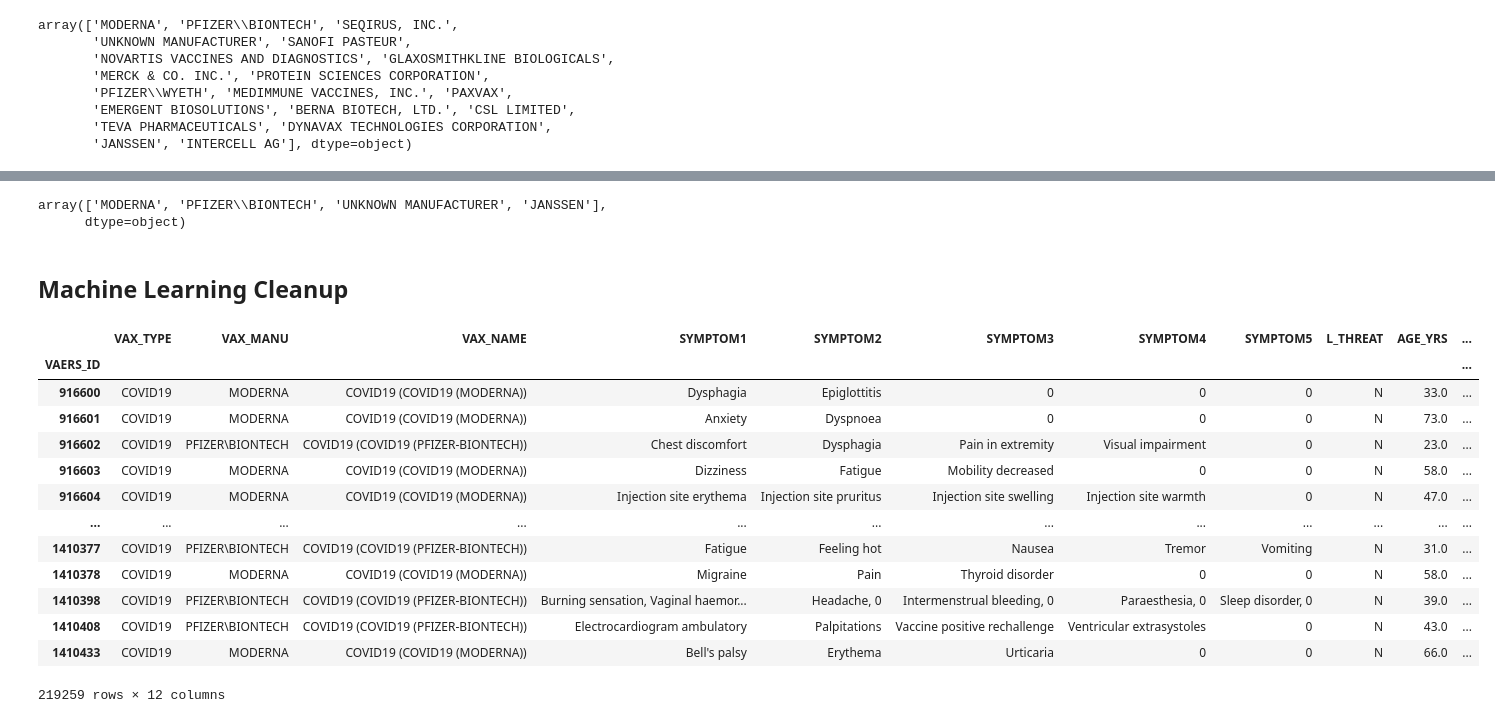
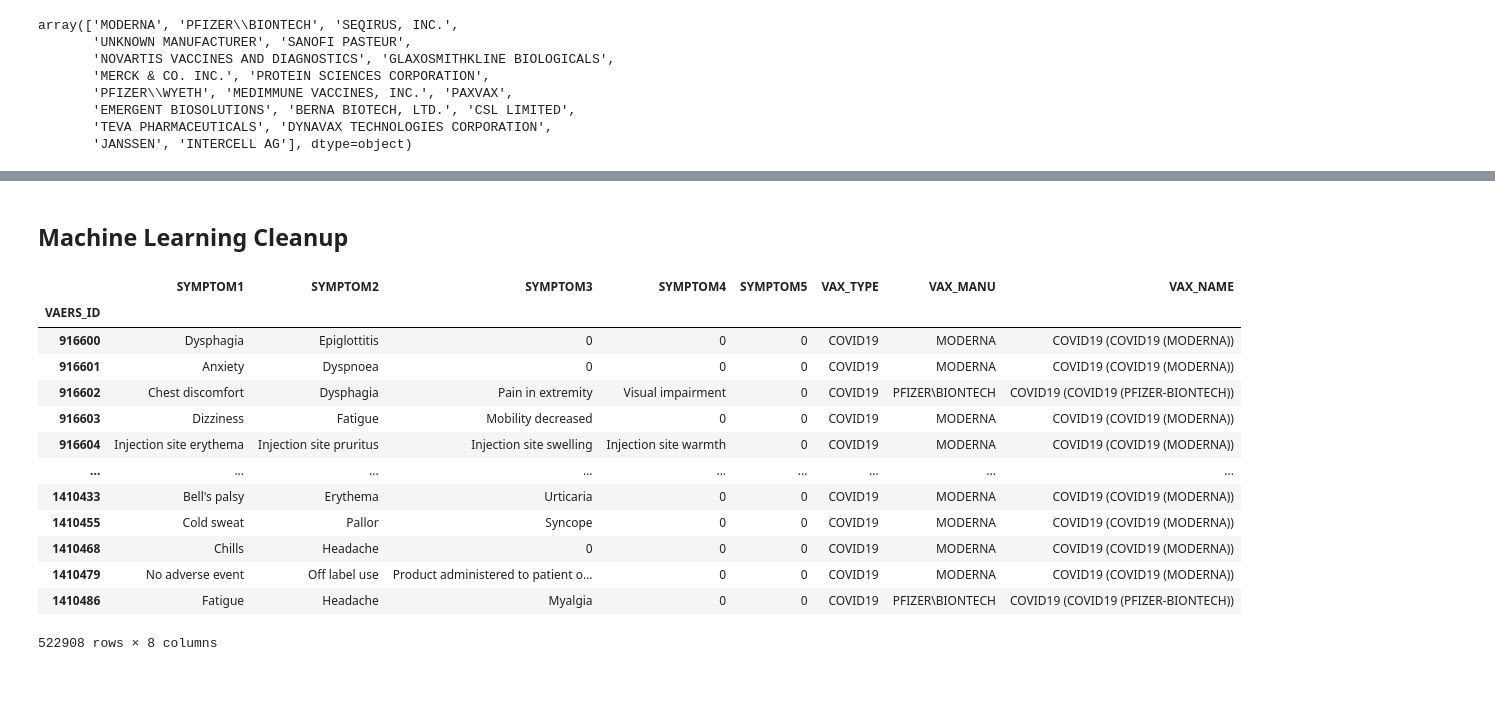
Before and after one commit to jvera01/COVID19_VAERS_ANALYSIS, a Jupyter notebook: Notebooks/VAERS_Dataset_Cleanup.ipynb, the cells around one changed output, grey strips where cells are left out. Cells and saved outputs as stored; diff of their text form; code cells hidden in the pictures; blank space fills up the shorter version.

Commit message:
segment 4 cleanup

```diff
--- a/Notebooks/VAERS_Dataset_Cleanup.ipynb
+++ b/Notebooks/VAERS_Dataset_Cleanup.ipynb
@@ -316,3 +293,7 @@ dtype: object
 new_vaers_symptoms_df.columns
 # %% [output]
 Index(['VAERS_ID', 'SYMPTOM1', 'SYMPTOM2', 'SYMPTOM3', 'SYMPTOM4', 'SYMPTOM5'], dtype='object')
+# %%
+# Set VAERS_ID as index
+clean_vaers_symptoms_df = new_vaers_symptoms_df.astype(str).set_index(["VAERS_ID"])
+clean_vaers_symptoms_df
@@ -682,30 +682,23 @@ covid_df.head(20)
-# %%
-# check to make sure only covid vaccines are in the list
-covid_list = covid_df['VAX_MANU'].unique()
-covid_list
-# %% [output]
-array(['MODERNA', 'PFIZER\\BIONTECH', 'UNKNOWN MANUFACTURER', 'JANSSEN'],
-      dtype=object)
 # %%
 # covid_df.to_csv(r'../Resources/Data/VAERS_Vax_Symptoms.csv', index=True)
 # %% [markdown]
 ## Machine Learning Cleanup
 # %%
 #merge vaxsymp with l threat
-merge_threat = pd.merge(covid_df, threat_df, on='VAERS_ID', how='left')
-merge_threat
+ml_data_merge = pd.merge(clean_vaers_symptoms_df,vaers_vax_df, on='VAERS_ID', how='left')
+ml_data_merge
 # %% [output]
-|  | VAX_TYPE | VAX_MANU | VAX_NAME | SYMPTOM1 | SYMPTOM2 | SYMPTOM3 | SYMPTOM4 | SYMPTOM5 | L_THREAT | AGE_YRS | ... |
-| VAERS_ID |  |  |  |  |  |  |  |  |  |  | ... |
-| 916600 | COVID19 | MODERNA | COVID19 (COVID19 (MODERNA)) | Dysphagia | Epiglottitis | 0 | 0 | 0 | N | 33.0 | ... |
-| 916601 | COVID19 | MODERNA | COVID19 (COVID19 (MODERNA)) | Anxiety | Dyspnoea | 0 | 0 | 0 | N | 73.0 | ... |
-| 916602 | COVID19 | PFIZER\BIONTECH | COVID19 (COVID19 (PFIZER-BIONTECH)) | Chest discomfort | Dysphagia | Pain in extremity | Visual impairment | 0 | N | 23.0 | ... |
-| 916603 | COVID19 | MODERNA | COVID19 (COVID19 (MODERNA)) | Dizziness | Fatigue | Mobility decreased | 0 | 0 | N | 58.0 | ... |
-| 916604 | COVID19 | MODERNA | COVID19 (COVID19 (MODERNA)) | Injection site erythema | Injection site pruritus | Injection site swelling | Injection site warmth | 0 | N | 47.0 | ... |
-| ... | ... | ... | ... | ... | ... | ... | ... | ... | ... | ... | ... |
-| 1410377 | COVID19 | PFIZER\BIONTECH | COVID19 (COVID19 (PFIZER-BIONTECH)) | Fatigue | Feeling hot | Nausea | Tremor | Vomiting | N | 31.0 | ... |
-| 1410378 | COVID19 | MODERNA | COVID19 (COVID19 (MODERNA)) | Migraine | Pain | Thyroid disorder | 0 | 0 | N | 58.0 | ... |
-| 1410398 | COVID19 | PFIZER\BIONTECH | COVID19 (COVID19 (PFIZER-BIONTECH)) | Burning sensation, Vaginal haemor... | Headache, 0 | Intermenstrual bleeding, 0 | Paraesthesia, 0 | Sleep disorder, 0 | N | 39.0 | ... |
-| 1410408 | COVID19 | PFIZER\BIONTECH | COVID19 (COVID19 (PFIZER-BIONTECH)) | Electrocardiogram ambulatory | Palpitations | Vaccine positive rechallenge | Ventricular extrasystoles | 0 | N | 43.0 | ... |
-| 1410433 | COVID19 | MODERNA | COVID19 (COVID19 (MODERNA)) | Bell's palsy | Erythema | Urticaria | 0 | 0 | N | 66.0 | ... |
+|  | SYMPTOM1 | SYMPTOM2 | SYMPTOM3 | SYMPTOM4 | SYMPTOM5 | VAX_TYPE | VAX_MANU | VAX_NAME |
+| VAERS_ID |  |  |  |  |  |  |  |  |
+| 916600 | Dysphagia | Epiglottitis | 0 | 0 | 0 | COVID19 | MODERNA | COVID19 (COVID19 (MODERNA)) |
+| 916601 | Anxiety | Dyspnoea | 0 | 0 | 0 | COVID19 | MODERNA | COVID19 (COVID19 (MODERNA)) |
+| 916602 | Chest discomfort | Dysphagia | Pain in extremity | Visual impairment | 0 | COVID19 | PFIZER\BIONTECH | COVID19 (COVID19 (PFIZER-BIONTECH)) |
+| 916603 | Dizziness | Fatigue | Mobility decreased | 0 | 0 | COVID19 | MODERNA | COVID19 (COVID19 (MODERNA)) |
+| 916604 | Injection site erythema | Injection site pruritus | Injection site swelling | Injection site warmth | 0 | COVID19 | MODERNA | COVID19 (COVID19 (MODERNA)) |
+| ... | ... | ... | ... | ... | ... | ... | ... | ... |
+| 1410433 | Bell's palsy | Erythema | Urticaria | 0 | 0 | COVID19 | MODERNA | COVID19 (COVID19 (MODERNA)) |
+| 1410455 | Cold sweat | Pallor | Syncope | 0 | 0 | COVID19 | MODERNA | COVID19 (COVID19 (MODERNA)) |
+| 1410468 | Chills | Headache | 0 | 0 | 0 | COVID19 | MODERNA | COVID19 (COVID19 (MODERNA)) |
+| 1410479 | No adverse event | Off label use | Product administered to patient o... | 0 | 0 | COVID19 | MODERNA | COVID19 (COVID19 (MODERNA)) |
+| 1410486 | Fatigue | Headache | Myalgia | 0 | 0 | COVID19 | PFIZER\BIONTECH | COVID19 (COVID19 (PFIZER-BIONTECH)) |
-219259 rows × 12 columns
+522908 rows × 8 columns
```
Also changed, not shown: parts of 25 cells of this notebook, 4 other files.
